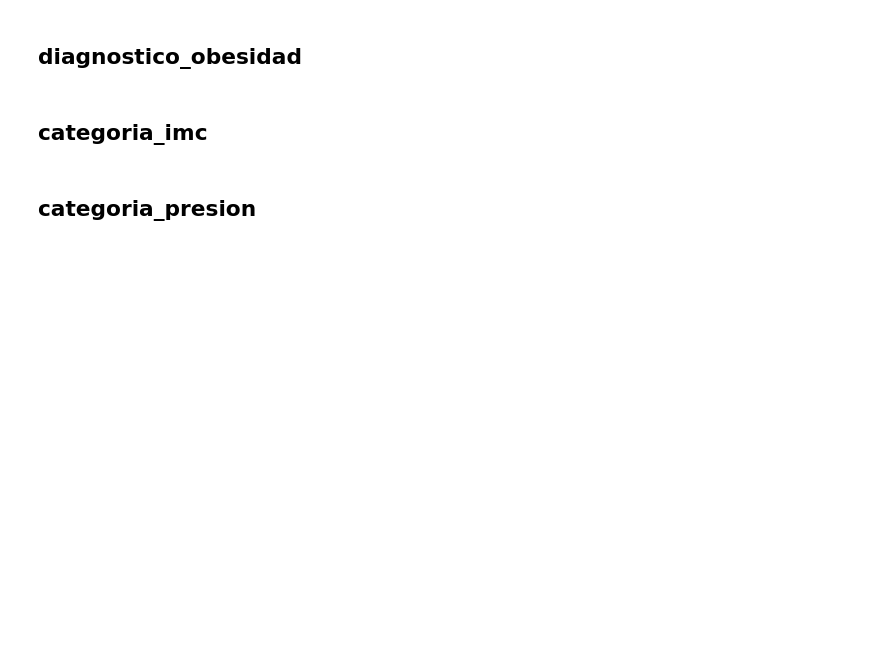
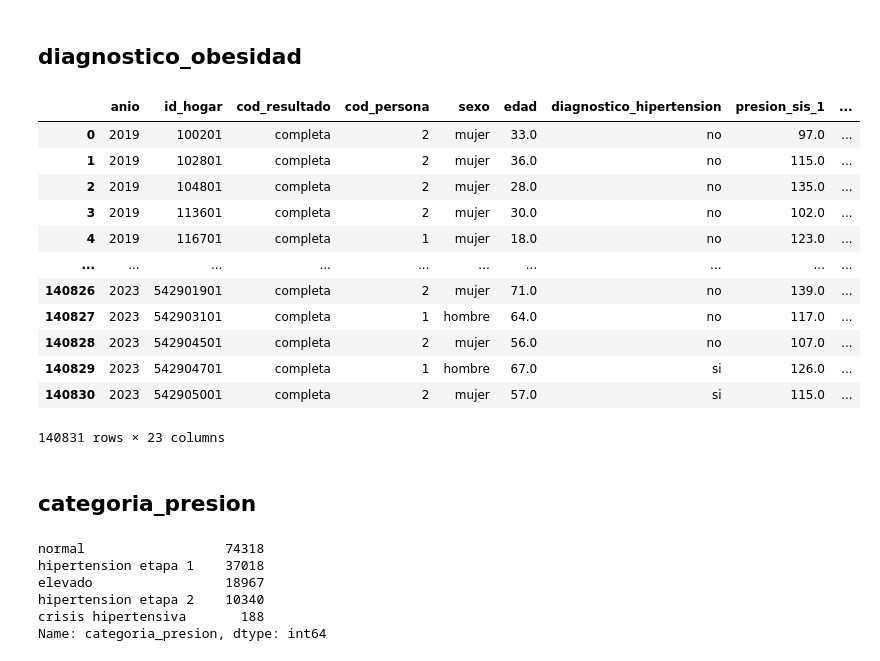
Before and after one commit to Arelly-Vega/modelo-inseguridad-minds, a Jupyter notebook: notebooks/nb_EDA_salud.ipynb, the cells around one changed output. Cells and saved outputs as stored; diff of their text form; code cells hidden in the pictures; blank space fills up the shorter version.

```diff
--- a/notebooks/nb_EDA_salud.ipynb
+++ b/notebooks/nb_EDA_salud.ipynb
@@ -96,0 +90,8 @@ salud
+# %%
+#cálculo de imc
+salud["imc"] = salud["peso_kg"] / (salud["talla_cm"] / 100) ** 2
+salud["imc"] = salud["imc"].round(2)
+# %%
+#aplicar función de imc
+salud['categoria_imc'] = salud['imc'].apply(obesidad)
+salud
@@ -97,6 +112,32 @@ salud
 # %% [markdown]
 ## diagnostico_obesidad
-# %% [markdown]
-## categoria_imc
+# %%
+#función para diagnostico obesidad
+def diagnostico_obesidad(x):
+    if x >= 30:
+        return 'si'
+    else:
+        return 'no'
+# %%
+#aplicar función de diagnostico obesidad
+salud['diagnostico_obesidad'] = salud['imc'].apply(diagnostico_obesidad)
+# %%
+#elminar columnas de peso, talla e imc
+salud = salud.drop(['peso_kg', 'talla_cm', 'imc'], axis=1)
+salud
+# %% [output]
+|  | anio | id_hogar | cod_resultado | cod_persona | sexo | edad | diagnostico_hipertension | presion_sis_1 | ... |
+| 0 | 2019 | 100201 | completa | 2 | mujer | 33.0 | no | 97.0 | ... |
+| 1 | 2019 | 102801 | completa | 2 | mujer | 36.0 | no | 115.0 | ... |
+| 2 | 2019 | 104801 | completa | 2 | mujer | 28.0 | no | 135.0 | ... |
+| 3 | 2019 | 113601 | completa | 2 | mujer | 30.0 | no | 102.0 | ... |
+| 4 | 2019 | 116701 | completa | 1 | mujer | 18.0 | no | 123.0 | ... |
+| ... | ... | ... | ... | ... | ... | ... | ... | ... | ... |
+| 140826 | 2023 | 542901901 | completa | 2 | mujer | 71.0 | no | 139.0 | ... |
+| 140827 | 2023 | 542903101 | completa | 1 | hombre | 64.0 | no | 117.0 | ... |
+| 140828 | 2023 | 542904501 | completa | 2 | mujer | 56.0 | no | 107.0 | ... |
+| 140829 | 2023 | 542904701 | completa | 1 | hombre | 67.0 | si | 126.0 | ... |
+| 140830 | 2023 | 542905001 | completa | 2 | mujer | 57.0 | si | 115.0 | ... |
+140831 rows × 23 columns
 # %% [markdown]
 ## categoria_presion
@@ -102,0 +170,9 @@ salud
+# %%
+print(salud["categoria_presion"].value_counts())
+# %% [output]
+normal                  74318
+hipertension etapa 1    37018
+elevado                 18967
+hipertension etapa 2    10340
+crisis hipertensiva       188
+Name: categoria_presion, dtype: int64
```
Also changed, not shown: parts of 13 cells of this notebook.
